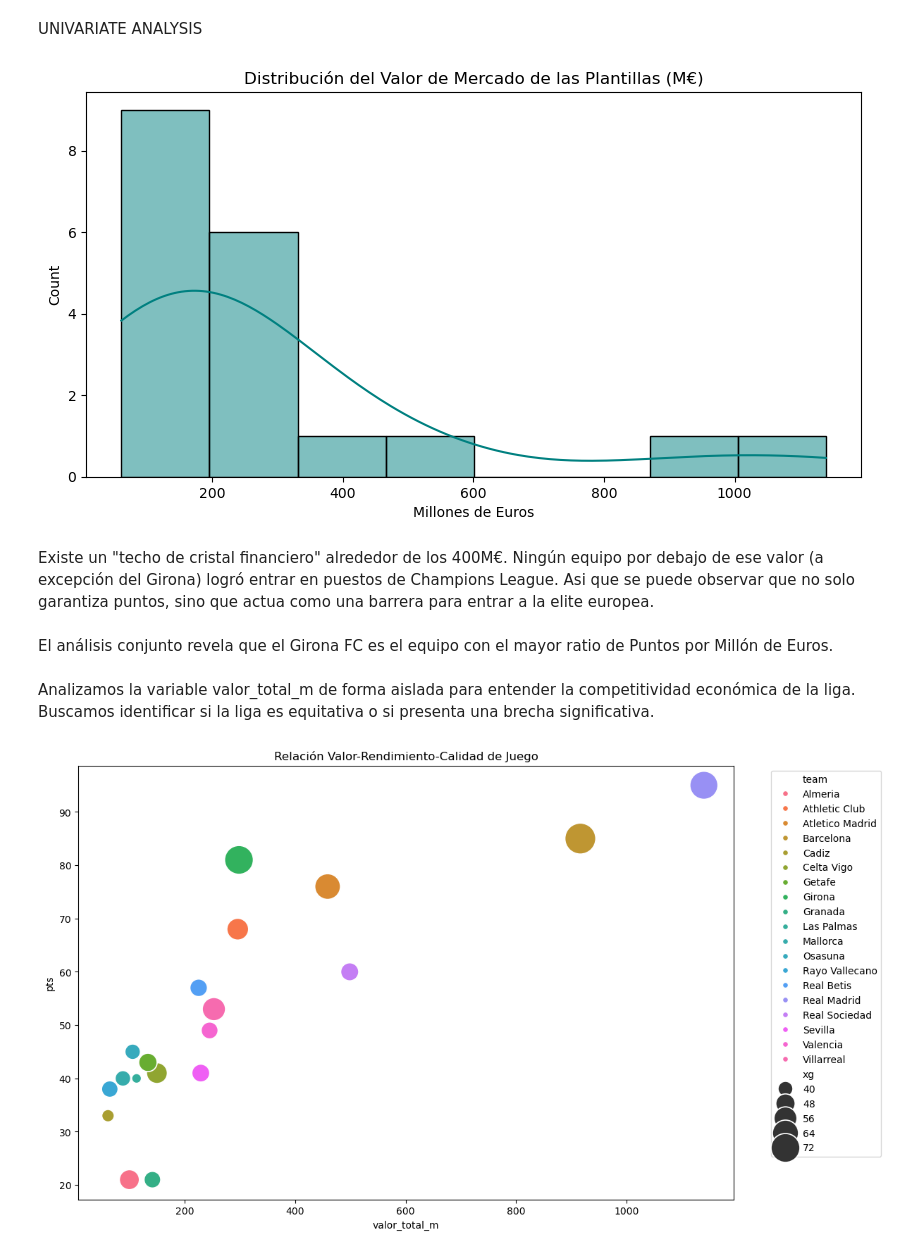
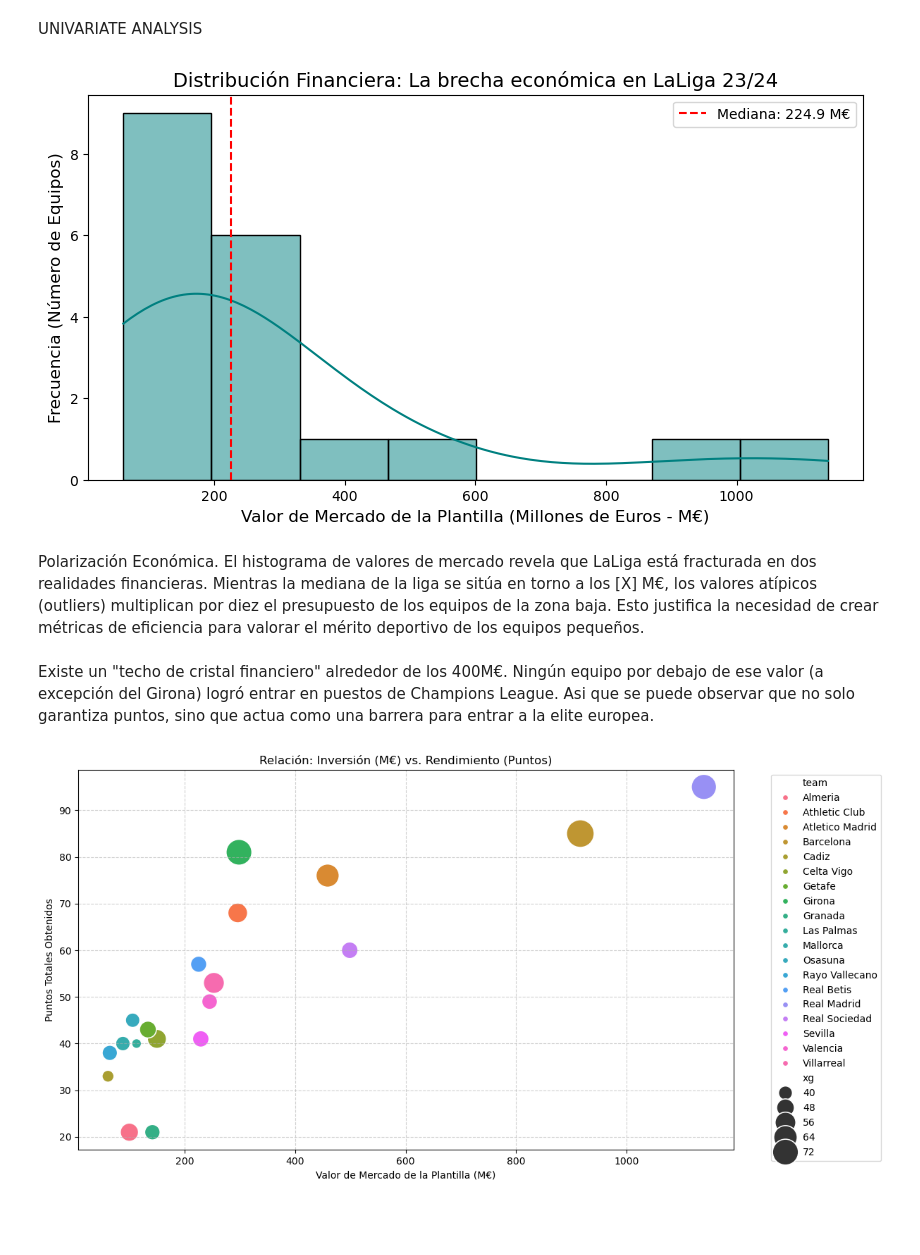
Before and after one commit to pauladata13/EDA_Project-, a Jupyter notebook: analisis.ipynb, the cells around one changed output. Drawn from its saved outputs; the diff is of its cells as text; code cells hidden in the pictures; blank space fills up the shorter version.

```diff
--- a/analisis.ipynb
+++ b/analisis.ipynb
@@ -104,23 +115,29 @@ Auditoría de calidad finalizada. Vista previa del dataset enriquecido:
 UNIVARIATE ANALYSIS
 # %%
 plt.figure(figsize=(10, 5))
-sns.histplot(df_resumen['valor_total_m'], kde=True, color='teal', bins=10)
-plt.title('Distribución Financiera: Valor de Plantillas en LaLiga')
-plt.xlabel('Millones de Euros (M€)')
+sns.histplot(df_resumen['valor_total_m'], kde=True, color='teal')
+
+plt.axvline(df_resumen['valor_total_m'].median(), color='red', linestyle='--', label=f"Mediana: {df_resumen['valor_total_m'].median():.1f} M€")
+
+plt.title('Distribución Financiera: La brecha económica en LaLiga 23/24', fontsize=14)
+plt.xlabel('Valor de Mercado de la Plantilla (Millones de Euros - M€)', fontsize=12)
+plt.ylabel('Frecuencia (Número de Equipos)', fontsize=12)
+plt.legend()
 plt.show()
 # %% [output]
-[figure, old version]
+[figure, new version]
-# %% [markdown]
-Existe un "techo de cristal financiero" alrededor de los 400M€. Ningún equipo por debajo de ese valor (a excepción del Girona) logró entrar en puestos de Champions League. Asi que se puede observar que no solo garantiza puntos, sino que actua como una barrera para entrar a la elite europea.
-# %% [markdown]
-El análisis conjunto revela que el Girona FC es el equipo con el mayor ratio de Puntos por Millón de Euros.
-# %% [markdown]
-Analizamos la variable valor_total_m de forma aislada para entender la competitividad económica de la liga. Buscamos identificar si la liga es equitativa o si presenta una brecha significativa.
+# %% [markdown]
+Polarización Económica. El histograma de valores de mercado revela que LaLiga está fracturada en dos realidades financieras. Mientras la mediana de la liga se sitúa en torno a los [X] M€, los valores atípicos (outliers) multiplican por diez el presupuesto de los equipos de la zona baja. Esto justifica la necesidad de crear métricas de eficiencia para valorar el mérito deportivo de los equipos pequeños.
+# %% [markdown]
+Existe un "techo de cristal financiero" alrededor de los 400M€. Ningún equipo por debajo de ese valor (a excepción del Girona) logró entrar en puestos de Champions League. Asi que se puede observar que no solo garantiza puntos, sino que actua como una barrera para entrar a la elite europea.
 # %%
-plt.figure(figsize=(12, 8))
-sns.scatterplot(data=df_resumen, x='valor_total_m', y='pts', size='xg', hue='team', sizes=(100, 1000))
+plt.figure(figsize=(12, 7))
+sns.scatterplot(data=df_resumen, x='valor_total_m', y='pts', size='xg', hue='team', sizes=(100, 800))
 plt.legend(bbox_to_anchor=(1.05, 1), loc=2)
-plt.title('Relación Valor-Rendimiento-Calidad de Juego')
+plt.title('Relación: Inversión (M€) vs. Rendimiento (Puntos)')
+plt.xlabel('Valor de Mercado de la Plantilla (M€)')
+plt.ylabel('Puntos Totales Obtenidos')
+plt.grid(True, linestyle='--', alpha=0.6)
 plt.show()
 # %% [output]
-[figure, old version]
+[figure, new version]
```
Also changed, not shown: parts of 12 cells of this notebook.
